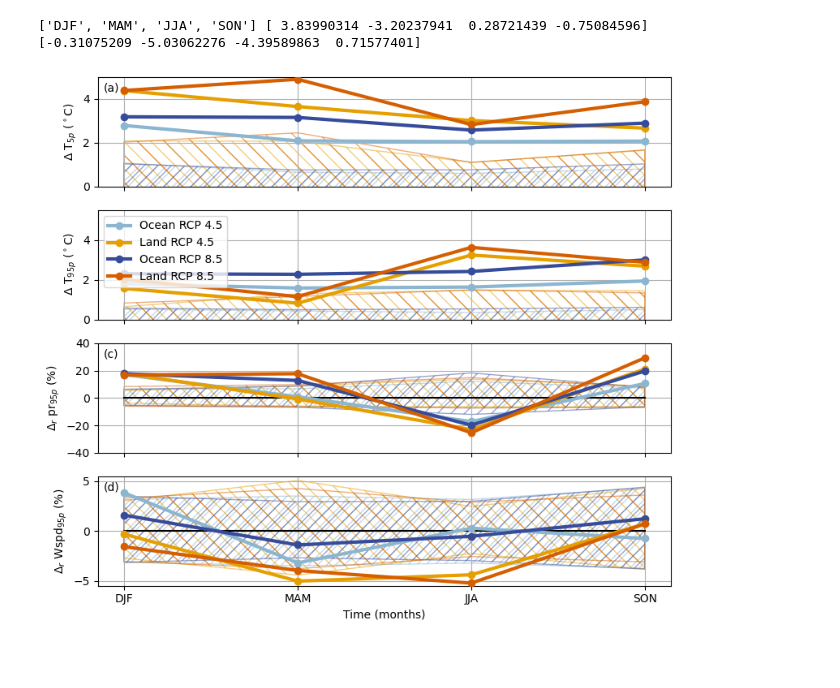
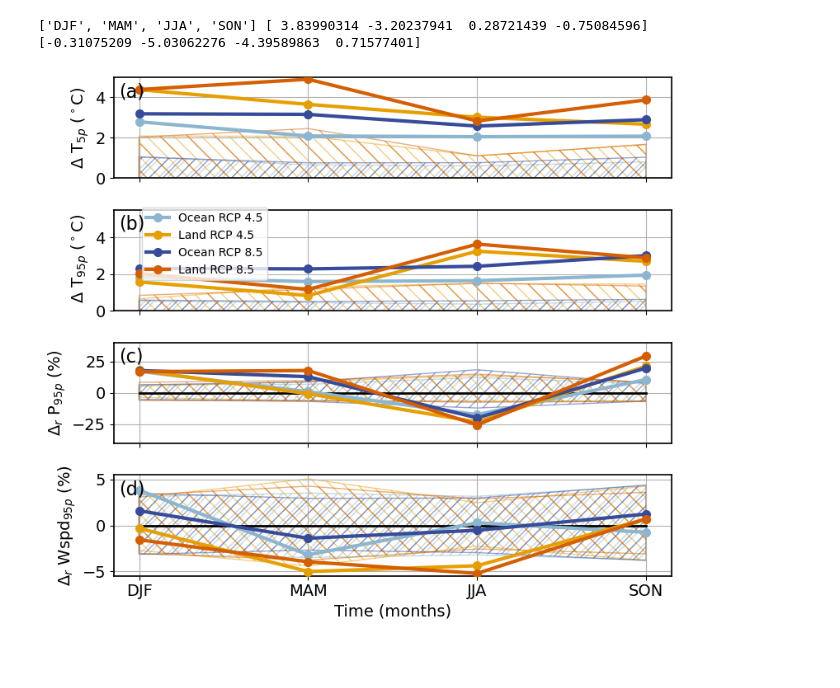
Before and after one commit to aholdsworth/WRF-CanESM2, a Jupyter notebook: land_and_ocean/Regional_averages_extremes.ipynb, the cells around one changed output. Drawn from its saved outputs; the diff is of its cells as text; code cells hidden in the pictures.

Commit message:
publication fonts for Regional_averages_relative_extremes_hatch; point geo_em to mounted copy

```diff
--- a/land_and_ocean/Regional_averages_extremes.ipynb
+++ b/land_and_ocean/Regional_averages_extremes.ipynb
@@ -24,7 +24,7 @@ elif variable == "wind":
     else:
         filename = "wind_"+domain+'_daily'
 
-geo_em_file = '/gpfs/fs7/dfo/hpcmc/pfm/spfm000/CanESM2-WRF/domain/geo_em.'+domain+'.nc'  #'/Users/evagnegy/Desktop/CanESM2_WRF_Eval/domain/geo_em.'+domain+'.nc'
+geo_em_file = '/gpfs/fs7/dfo/hpcmc/comda/fs2_comda/amh001/AI_WORKDIR/NOTEBOOKS/WRF-CanESM2/geo_em.'+domain+'.nc'  #'/Users/evagnegy/Desktop/CanESM2_WRF_Eval/domain/geo_em.'+domain+'.nc'
 basepath='/gpfs/fs7/dfo/hpcmc/pfm/spfm000/CanESM2-WRF/'
 #gridded_data_path = '/Users/evagnegy/Desktop/CanESM2_WRF_Eval/gridded_model_data/daily/'
 
@@ -43,6 +43,20 @@ print(landmask.lat)
 <xarray.DataArray 'lat' (lat: 300)> Size: 2kB
 array([  0,   1,   2, ..., 297, 298, 299])
 Dimensions without coordinates: lat
+# %%
+# Publication-style matplotlib settings: larger fonts
+import matplotlib as mpl
+mpl.rcParams.update({
+    'font.size': 14,
+    'axes.titlesize': 14,
+    'axes.labelsize': 14,
+    'xtick.labelsize': 14,
+    'ytick.labelsize': 14,
+    'legend.fontsize': 10,
+    'axes.linewidth': 1.2,
+    'lines.linewidth': 2.0,
+    'lines.markersize': 7,
+})
 # %%
 print(xr.open_dataset(geo_em_file)['XLAT_M'][0,:,:].values)
 # %% [output]
@@ -550,7 +564,7 @@ at=0.01
 bt=.95
 mycolors= {'ocean_rcp45':color2, 'ocean_rcp85':color3, 'land_rcp45':color1, 'land_rcp85':color4}
 myhatch= {'ocean_rcp45':'///', 'ocean_rcp85':'//', 'land_rcp45':'\\\\', 'land_rcp85':'\\'}
-labels={"t": r" $\Delta$ T$_{95p}$ ($^\circ$C) ", "tmin":r"$\Delta$ T$_{5p}$ ($^\circ$C)", "pr": '$\Delta_r$ pr$_{95p}$ (%)', "wind": '$\Delta_r$ Wspd$_{95p}$ (%)'}
+labels={"t": r" $\Delta$ T$_{95p}$ ($^\circ$C) ", "tmin":r"$\Delta$ T$_{5p}$ ($^\circ$C)", "P": '$\Delta_r$ P$_{95p}$ (%)', "wind": '$\Delta_r$ Wspd$_{95p}$ (%)'}
 name0={"t": "T2", "tmin":"T2", "wind": "wspd", "pr":"pr"}
 fill = True
 months = np.arange(1, 5)
@@ -647,7 +661,7 @@ plotErrors('tmin', 'rcp85', 5, '', '', fill)
 
 #%%%%%%%%%%%%%%%%
 
-ax.text(at, bt, subpanel[0], transform=ax.transAxes,  va='top', fontweight='normal',zorder=1000)
+ax.text(at, bt, subpanel[0], transform=ax.transAxes,  va='top',  fontsize=16,zorder=1000)
 plt.ylabel(labels["tmin"])
 plt.grid(True)
 plt.xticks(months)
@@ -662,6 +676,7 @@ plot_means(ocean_del, land_del, ocean_del85, land_del85)
 #%%%%%%%%%%%%%%%%%%%5 Add the CI from the significance tests
 plotErrors('t', 'rcp45', 95, '', '', fill)
 plotErrors('t', 'rcp85', 95, '', '', fill)
+ax.text(at, bt, subpanel[1], transform=ax.transAxes,  va='top',  fontsize=16,zorder=1000)
 
 #%%%%%%%%%%%%%%%%
 
@@ -671,7 +686,8 @@ plt.xticks(months)
 plt.axis('tight')
 plt.ylim([0,5.5])
 ax.set_xticklabels([])
-plt.legend(loc='upper left')
+####3LEGEND
+plt.legend(loc=(0.05, 0.3))
 
 
 ax = plt.subplot(4, 1, 4)
@@ -681,37 +697,37 @@ plotErrors('wind', 'rcp45', 95, '_rel', '', fill)
 plotErrors('wind', 'rcp85', 95, '_rel', '', fill)
 
 plt.plot(months, np.zeros(4), '-k')
-ax.text(at, bt, subpanel[3], transform=ax.transAxes,  va='top', fontweight='normal',zorder=1000)
+ax.text(at, bt, subpanel[3], transform=ax.transAxes,  va='top',  fontsize=16,zorder=1000)
 plt.ylim([-5.5,5.5])
 plt.grid(True)
 plt.xticks(months)
 ax.set_xticklabels(seasons)
 
 plt.ylabel(labels["wind"])
 plt.xlabel('Time (months)')
 #plt.axis('tight')
 #plt.ylabel(f'Monthly Mean Δ ({period} vs hist)')
 ax = plt.subplot(4, 1, 3)
 plot_means(ocean_del_pr, land_del_pr, ocean_del_pr85, land_del_pr85)
 #%%%%%%%%%%%%%%%%%%%5 Add the CI from the significance tests
 plotErrors('pr', 'rcp45', 95, '_rel', '', fill)
 plotErrors('pr', 'rcp85', 95, '_rel', '', fill)
 
 plt.plot(months, np.zeros(4), '-k')
 
-plt.ylabel(labels["pr"])
+plt.ylabel(labels["P"])
 ax.set_xticklabels([])
 
 #plt.ylabel(f'Mean fractional change in {var}')
 #plt.ylabel(f'Monthly Mean Δ ({period} vs hist)')
 plt.xticks(months)
-ax.text(at, bt, subpanel[2], transform=ax.transAxes,  va='top', fontweight='normal',zorder=1000)
+ax.text(at, bt, subpanel[2], transform=ax.transAxes,  va='top',  fontsize=16,zorder=1000)
 plt.ylim([-40,40])
 plt.grid(True)
 #plt.axis('tight')
 plt.tight_layout()
 plt.savefig('Regional_averages_relative_extremes_hatch.png', format='png', bbox_inches='tight',transparent=False,dpi=500)
 # %% [output]
-[figure, old version]
+[figure, new version]
 # %% [markdown]
 ##
```
Also changed, not shown: parts of 1 cell of this notebook.
